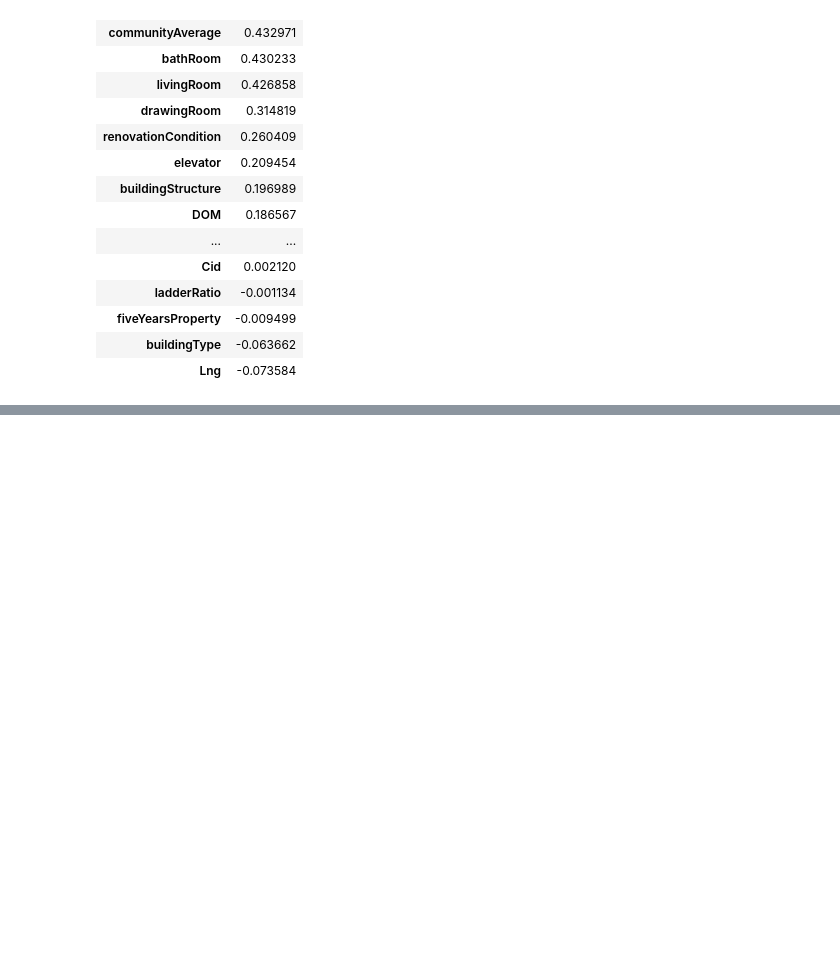
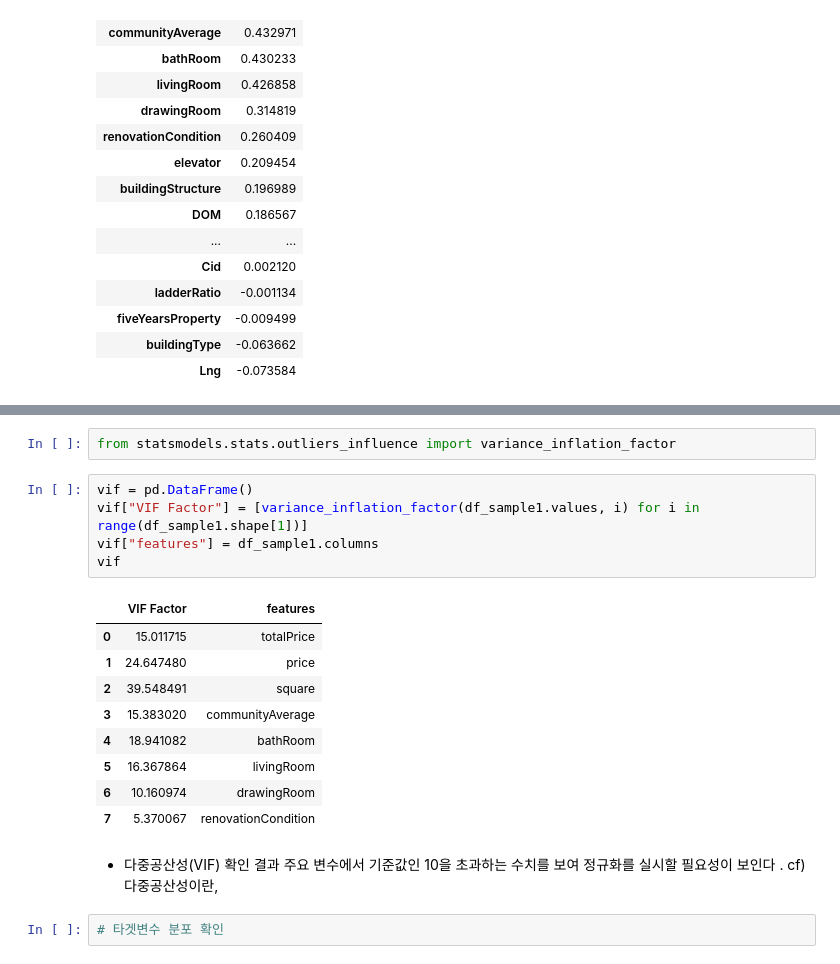
Before and after one commit to blacktruth513/CodeStates_Project, a Jupyter notebook: Section2_Project.ipynb, the cells around one changed output, grey strips where cells are left out. Cells and saved outputs as stored; diff of their text form; blank space fills up the shorter version.

```diff
--- a/Section2_Project.ipynb
+++ b/Section2_Project.ipynb
@@ -302,0 +285,21 @@ df
+# %%
+from statsmodels.stats.outliers_influence import variance_inflation_factor
+# %%
+vif = pd.DataFrame()
+vif["VIF Factor"] = [variance_inflation_factor(df_sample1.values, i) for i in range(df_sample1.shape[1])]
+vif["features"] = df_sample1.columns
+vif
+# %% [output]
+|  | VIF Factor | features |
+| 0 | 15.011715 | totalPrice |
+| 1 | 24.647480 | price |
+| 2 | 39.548491 | square |
+| 3 | 15.383020 | communityAverage |
+| 4 | 18.941082 | bathRoom |
+| 5 | 16.367864 | livingRoom |
+| 6 | 10.160974 | drawingRoom |
+| 7 | 5.370067 | renovationCondition |
+# %% [markdown]
+- 다중공산성(VIF) 확인 결과 주요 변수에서 기준값인 10을 초과하는 수치를 보여 정규화를 실시할 필요성이 보인다 . cf) 다중공산성이란,
+# %%
+# 타겟변수 분포 확인
```
Also changed, not shown: parts of 14 cells of this notebook.
